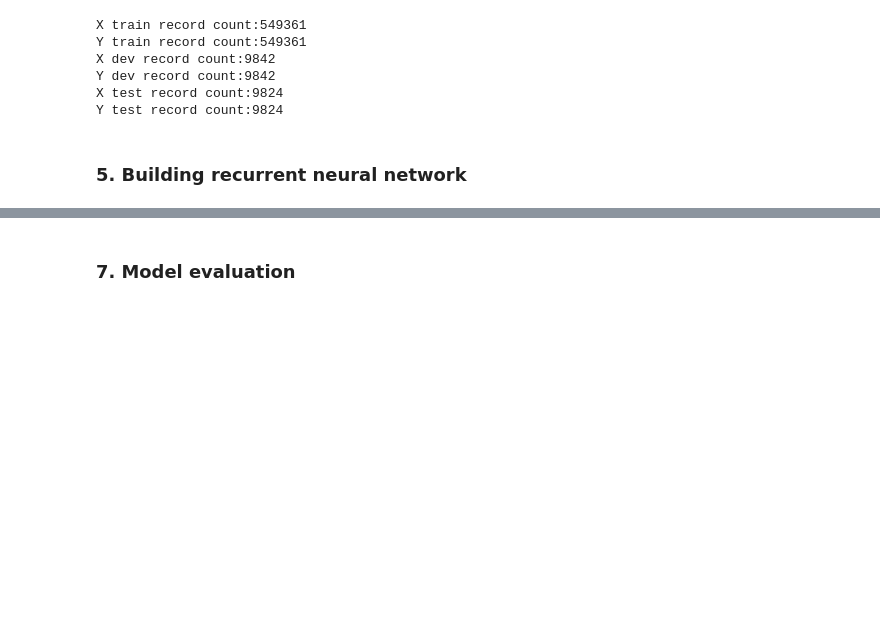
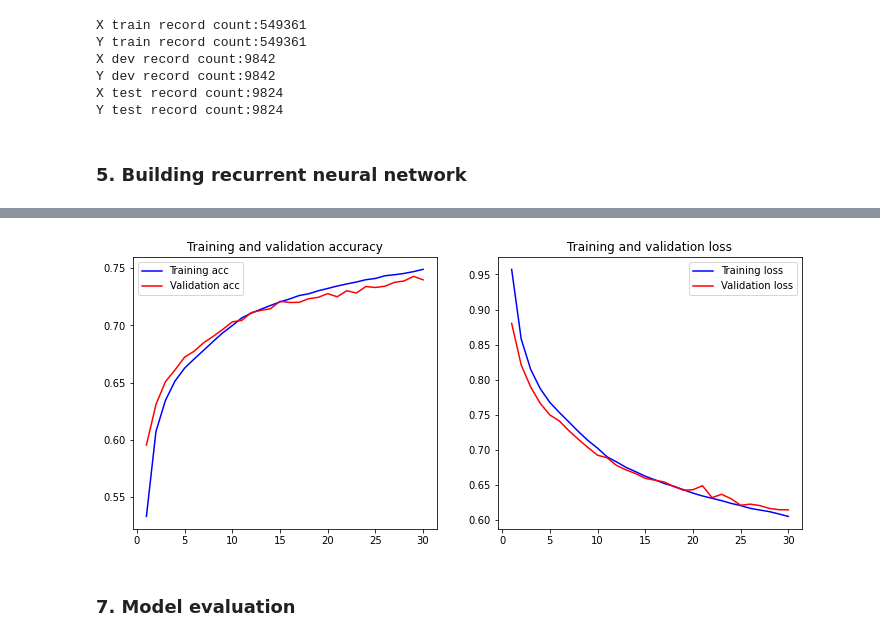
Before and after one commit to quannhoang/Stanford-Natural-Language-Inferece, a Jupyter notebook: SNLI Corpus.ipynb, the cells around one changed output, grey strips where cells are left out. Drawn from its saved outputs; the diff is of its cells as text; code cells hidden in the pictures; blank space fills up the shorter version.

```diff
--- a/SNLI Corpus.ipynb
+++ b/SNLI Corpus.ipynb
@@ -300,0 +340,24 @@ Epoch 10/10
+# %%
+embedding_index={}
+embedd_depth = 100
+with open('glove.6B.100d.txt', encoding='utf8') as file:
+    for line in file:
+        values = line.split();
+        word = values[0];
+        coefs = np.array(values[1:], dtype='float32')
+        embedding_index[word]=coefs
+
+embedding_matrix=np.zeros((vocab_len, embedd_depth))
+for word, i in word_to_index.items():
+    embedding_vector = embedding_index.get(word)
+    if embedding_vector is not None:
+        embedding_matrix[i] = embedding_vector
+# %%
+pre_trained_model = Sequential()
+pre_trained_model.add(Embedding(vocab_len, embedd_depth, input_length = max_sentence_len, weights=[embedding_matrix],trainable=False))
+pre_trained_model.add(Bidirectional(LSTM(32, return_sequences=True)))
+pre_trained_model.add(Bidirectional(LSTM(32)))
+pre_trained_model.add(Dropout(0.2))
+pre_trained_model.add(Dense(3, activation='softmax'))
+pre_trained_model.compile(loss='categorical_crossentropy', optimizer='adam' , metrics=['accuracy'])
+print(pre_trained_model.summary())
@@ -300,0 +384,2 @@ Epoch 10/10
+# %%
+history1 = pre_trained_model.fit(X_train, Y_train, validation_data=(X_dev, Y_dev), epochs=30, batch_size=2028)
@@ -301,3 +404,7 @@ Epoch 10/10
+# %%
+plot_history(history1)
+# %% [output]
+[figure, added]
 # %% [markdown]
 ### 7. Model evaluation
 # %%
```
Also changed, not shown: parts of 25 cells of this notebook.
